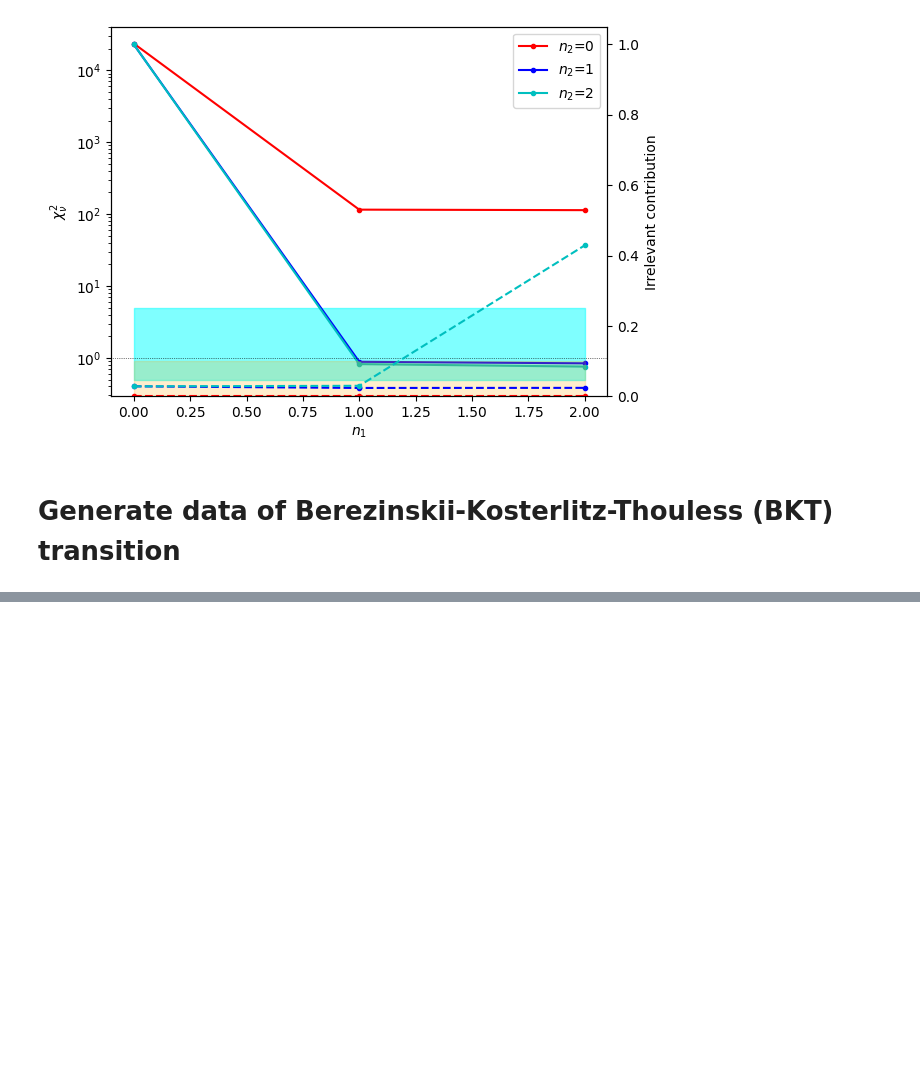
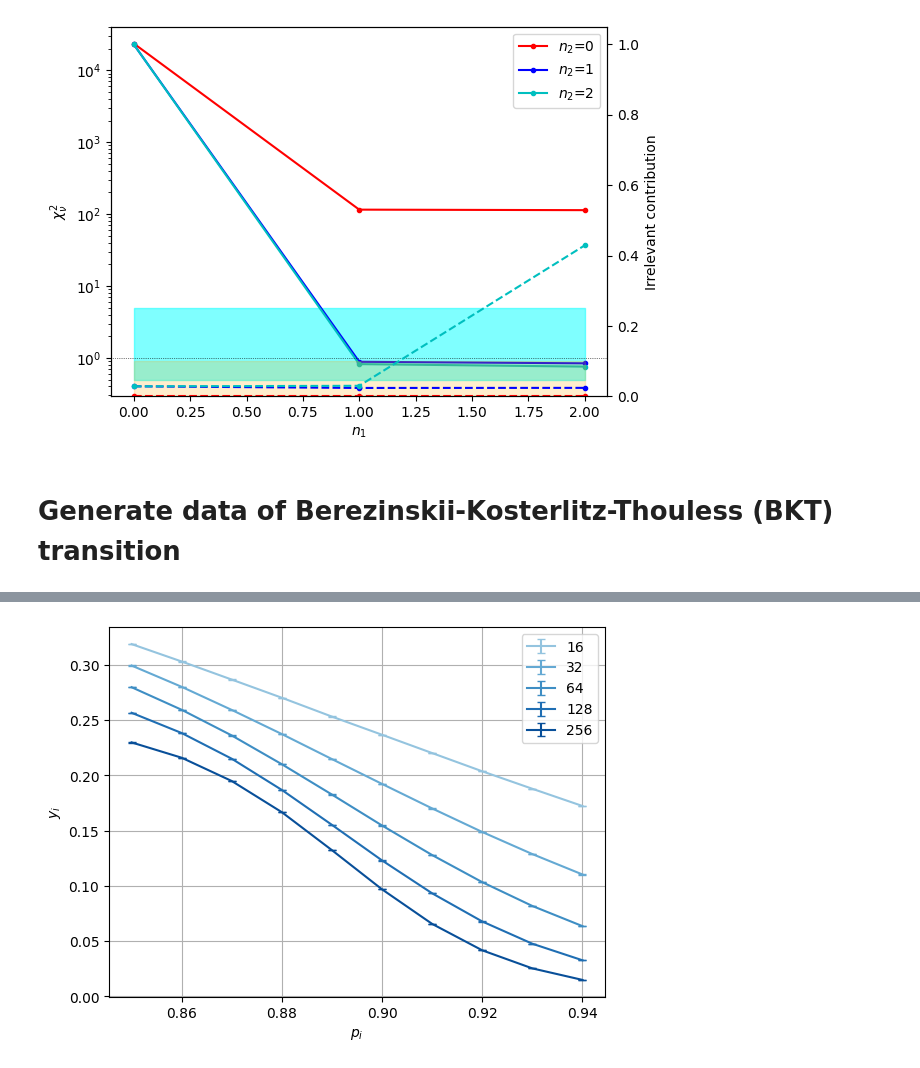
Before and after one commit to hainingpan/FSS, a Jupyter notebook: example.ipynb, the cells around one changed output, grey strips where cells are left out. Saved outputs shown, nothing was run; the diff lists cells and outputs as text; code cells hidden in the pictures; blank space fills up the shorter version.

```diff
--- a/example.ipynb
+++ b/example.ipynb
@@ -266,0 +342,2 @@ dc_BKT.plot_data_collapse()
+# %%
+df_BKT = generate_bkt_data(add_noise=True, noise_level=0.005,  Δ=-0.25)
@@ -266,0 +354,6 @@ dc_BKT.plot_data_collapse()
+# %%
+dc_BKT=DataCollapse(df_BKT, p_='p',L_='L',params={},p_range=[0.85,0.94],)
+# %%
+dc_BKT.plot_data_collapse(raw=True, errorbar=True)
+# %% [output]
+[figure, added]
```
Also changed, not shown: parts of 22 cells of this notebook.
